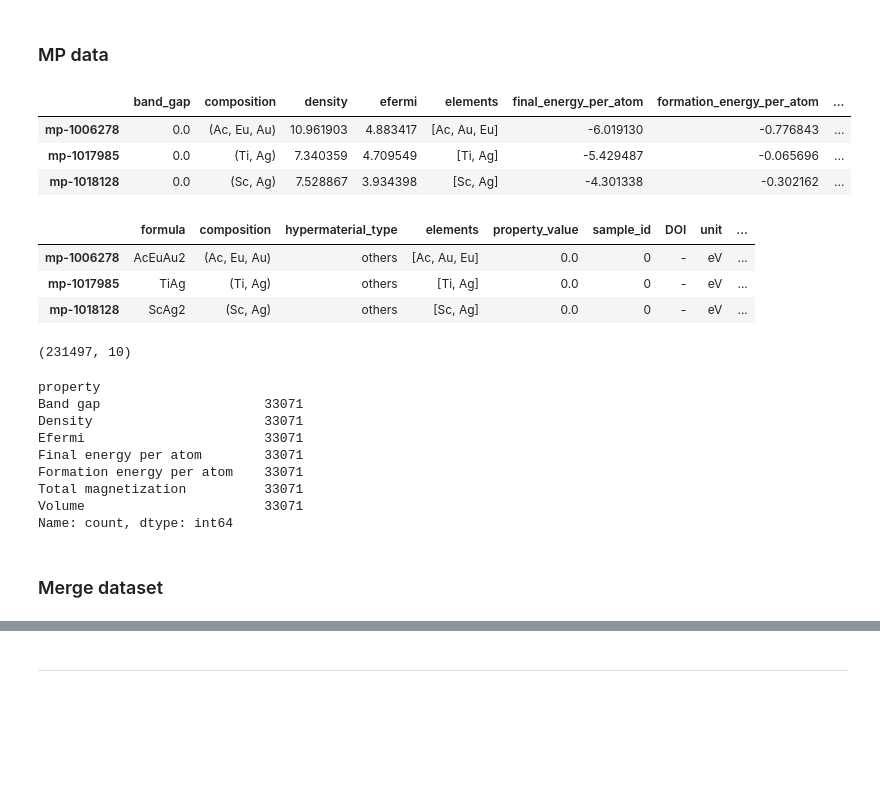
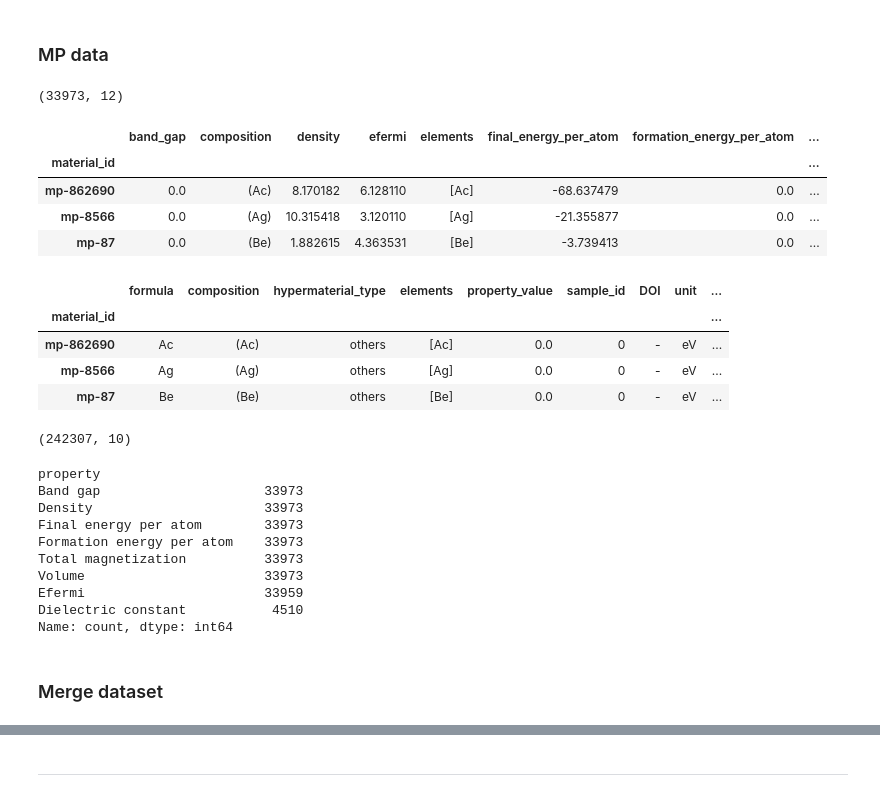
Before and after one commit to TsumiNa/foundation_model, a Jupyter notebook: data/scripts/process_ac_qe_te_data.ipynb, the cells around one changed output, grey strips where cells are left out. Cells and saved outputs as stored; diff of their text form; code cells hidden in the pictures; blank space fills up the shorter version.

```diff
--- a/data/scripts/process_ac_qe_te_data.ipynb
+++ b/data/scripts/process_ac_qe_te_data.ipynb
@@ -509,19 +533,25 @@ Name: count, dtype: int64
 # %% [markdown]
 ### MP data
 # %%
-mp_props = ['band_gap', 'composition', 'density', 'efermi', 'elements', 'final_energy_per_atom', 'formation_energy_per_atom', 'pretty_formula', 'total_magnetization', 'volume']
+mp_props = ['band_gap', 'composition', 'density', 'efermi', 'elements', 'energy_per_atom', 'formation_energy_per_atom', 'formula_pretty', 'total_magnetization', 'volume', 'e_total']
 
-mp_data = pd.read_pickle("../raw/mp_inorganic_v2024.12.18.pd.xz")
-mp_data = mp_data[mp_data.e_above_hull == 0.0]
-mp_data = mp_data[mp_props]
-mp_data = mp_data.assign(hypermaterial_type='others', composition=mp_data.composition.apply(convert_composition)).dropna()
+mp_data = pd.read_pickle("../raw/materials_project_20250410/mp_inorganic_info.pd.xz")
+mp_data = mp_data[mp_data.is_stable]
+mp_data = mp_data[mp_props].rename(columns={
+    'energy_per_atom': 'final_energy_per_atom',
+    'e_total': 'dielectric_constant'
+})
+mp_data = mp_data.assign(hypermaterial_type='others', composition=mp_data.composition.apply(convert_composition)).dropna(subset=['composition'])
 
+mp_data.shape
 mp_data.head(3)
 # %% [output]
+(33973, 12)
 |  | band_gap | composition | density | efermi | elements | final_energy_per_atom | formation_energy_per_atom | ... |
-| mp-1006278 | 0.0 | (Ac, Eu, Au) | 10.961903 | 4.883417 | [Ac, Au, Eu] | -6.019130 | -0.776843 | ... |
-| mp-1017985 | 0.0 | (Ti, Ag) | 7.340359 | 4.709549 | [Ti, Ag] | -5.429487 | -0.065696 | ... |
-| mp-1018128 | 0.0 | (Sc, Ag) | 7.528867 | 3.934398 | [Sc, Ag] | -4.301338 | -0.302162 | ... |
+| material_id |  |  |  |  |  |  |  | ... |
+| mp-862690 | 0.0 | (Ac) | 8.170182 | 6.128110 | [Ac] | -68.637479 | 0.0 | ... |
+| mp-8566 | 0.0 | (Ag) | 10.315418 | 3.120110 | [Ag] | -21.355877 | 0.0 | ... |
+| mp-87 | 0.0 | (Be) | 1.882615 | 4.363531 | [Be] | -3.739413 | 0.0 | ... |
 # %%
 mp_data_rebuild = []
 units = {
@@ -531,13 +561,14 @@ units = {
     'final_energy_per_atom': 'eV/atom',
     'formation_energy_per_atom': 'eV/atom',
     'total_magnetization': 'µB/f.u.',
-    'volume': 'Å^3'
+    'volume': 'Å^3',
+    'dielectric_constant': ''
 }
-mp_props = ['band_gap', 'density', 'efermi', 'final_energy_per_atom', 'formation_energy_per_atom', 'total_magnetization', 'volume']
+mp_props = ['band_gap', 'density', 'efermi', 'final_energy_per_atom', 'formation_energy_per_atom', 'total_magnetization', 'volume', 'dielectric_constant']
 
 for p in mp_props:
-    data = mp_data[['pretty_formula', 'composition', 'hypermaterial_type', 'elements', p]].rename(columns={'pretty_formula': 'formula', p: 'property_value'})
-    data = data.assign(sample_id=0, DOI='-', unit=units[p], temperature=0, property=format_title(p, to_snake=False))
+    data = mp_data[['formula_pretty', 'composition', 'hypermaterial_type', 'elements', p]].rename(columns={'formula_pretty': 'formula', p: 'property_value'}).dropna(subset=['property_value'])
+    data = data.assign(sample_id=0, DOI='-', unit=units[p], temperature=None, property=format_title(p, to_snake=False))
     mp_data_rebuild.append(data)
 
 mp_data_rebuild = pd.concat(mp_data_rebuild)
@@ -547,20 +578,22 @@ mp_data_rebuild.shape
 mp_data_rebuild.property.value_counts()
 # %% [output]
 |  | formula | composition | hypermaterial_type | elements | property_value | sample_id | DOI | unit | ... |
-| mp-1006278 | AcEuAu2 | (Ac, Eu, Au) | others | [Ac, Au, Eu] | 0.0 | 0 | - | eV | ... |
-| mp-1017985 | TiAg | (Ti, Ag) | others | [Ti, Ag] | 0.0 | 0 | - | eV | ... |
-| mp-1018128 | ScAg2 | (Sc, Ag) | others | [Sc, Ag] | 0.0 | 0 | - | eV | ... |
+| material_id |  |  |  |  |  |  |  |  | ... |
+| mp-862690 | Ac | (Ac) | others | [Ac] | 0.0 | 0 | - | eV | ... |
+| mp-8566 | Ag | (Ag) | others | [Ag] | 0.0 | 0 | - | eV | ... |
+| mp-87 | Be | (Be) | others | [Be] | 0.0 | 0 | - | eV | ... |
-(231497, 10)
+(242307, 10)
 property
-Band gap                     33071
-Density                      33071
-Efermi                       33071
-Final energy per atom        33071
-Formation energy per atom    33071
-Total magnetization          33071
-Volume                       33071
+Band gap                     33973
+Density                      33973
+Final energy per atom        33973
+Formation energy per atom    33973
+Total magnetization          33973
+Volume                       33973
+Efermi                       33959
+Dielectric constant           4510
 Name: count, dtype: int64
-# %% [markdown]
-### Merge dataset
+# %% [markdown]
+### Merge dataset
 # %%
 qc_ac_te_mp_dataset = pd.concat([qc_ac_dataset_rebuild, starry_dataset_rebuild, mp_data_rebuild])
```
Also changed, not shown: parts of 26 cells of this notebook.
